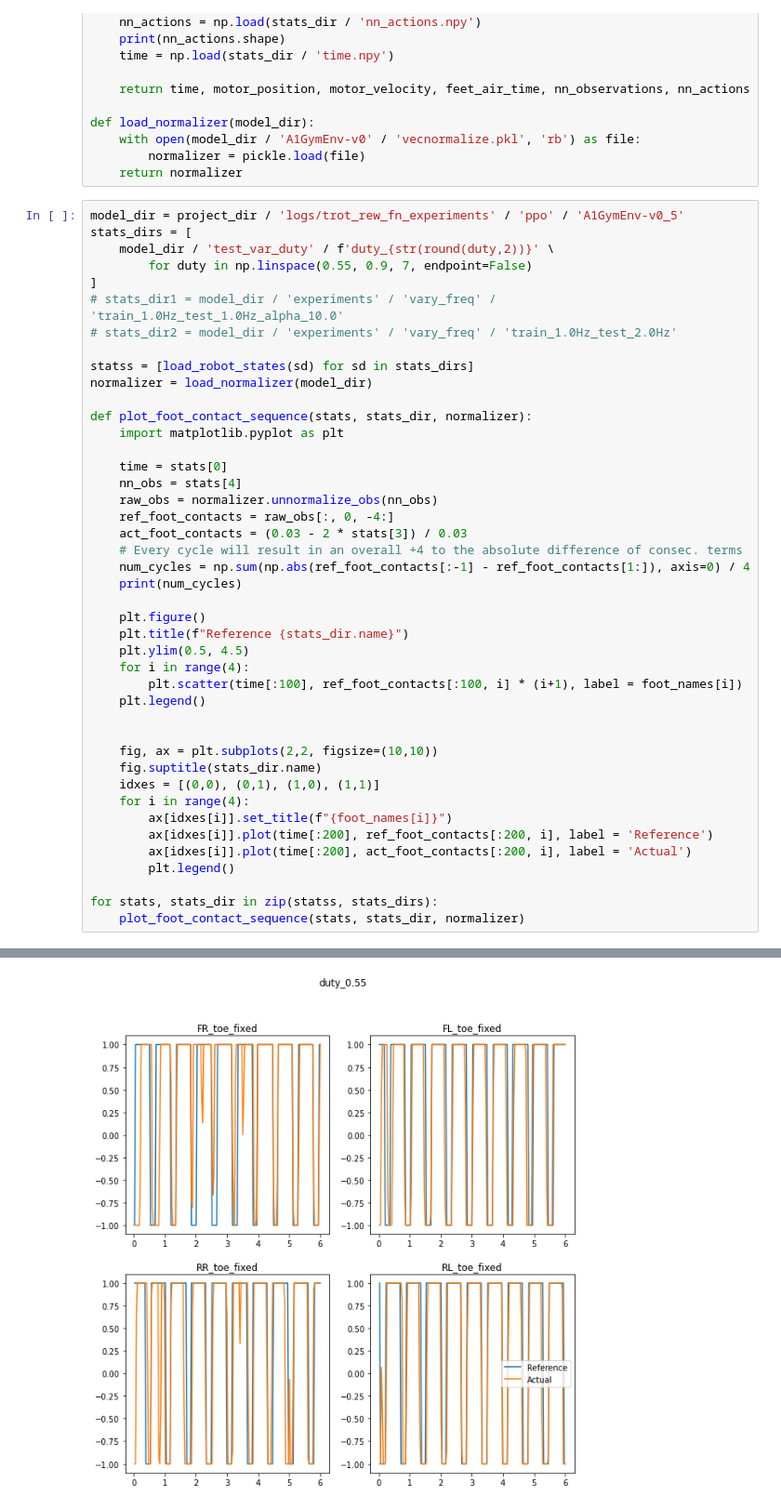
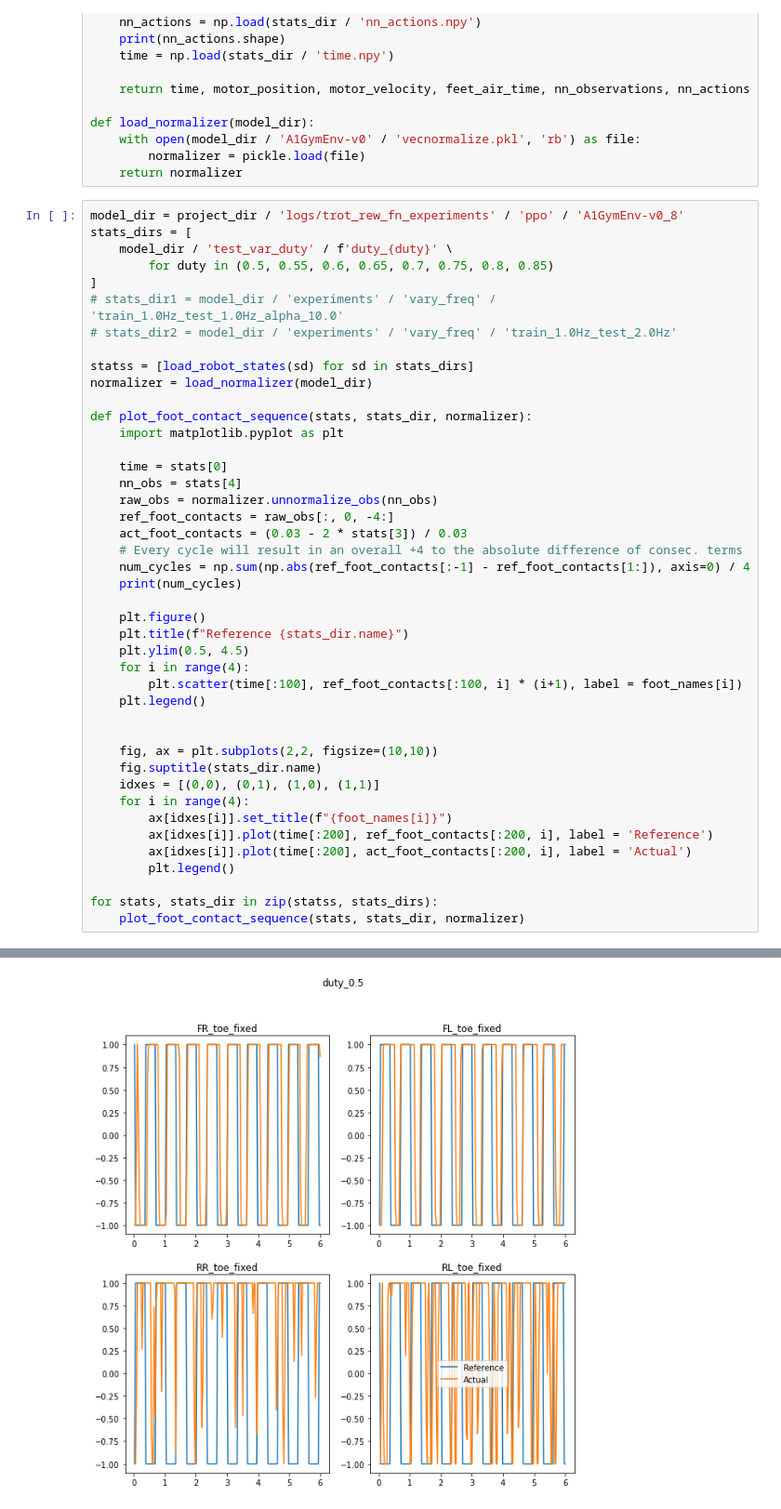
Before and after one commit to mcx-lab/rl-baselines3-zoo, a Jupyter notebook: notebooks/inspect_stats.ipynb, the cells around one changed output, grey strips where cells are left out. Shown at 93% size. Drawn from its saved outputs; the diff is of its cells as text.

```diff
--- a/notebooks/inspect_stats.ipynb
+++ b/notebooks/inspect_stats.ipynb
@@ -47,10 +46,10 @@ def load_normalizer(model_dir):
         normalizer = pickle.load(file)
     return normalizer
 # %%
-model_dir = project_dir / 'logs/trot_rew_fn_experiments' / 'ppo' / 'A1GymEnv-v0_5'
+model_dir = project_dir / 'logs/trot_rew_fn_experiments' / 'ppo' / 'A1GymEnv-v0_8'
 stats_dirs = [
-    model_dir / 'test_var_duty' / f'duty_{str(round(duty,2))}' \
-        for duty in np.linspace(0.55, 0.9, 7, endpoint=False)
+    model_dir / 'test_var_duty' / f'duty_{duty}' \
+        for duty in (0.5, 0.55, 0.6, 0.65, 0.7, 0.75, 0.8, 0.85)
 ]
 # stats_dir1 = model_dir / 'experiments' / 'vary_freq' / 'train_1.0Hz_test_1.0Hz_alpha_10.0'
 # stats_dir2 = model_dir / 'experiments' / 'vary_freq' / 'train_1.0Hz_test_2.0Hz'
@@ -137 +138 @@ WARNING:matplotlib.legend:No handles with labels found to put in legend.
-[figure, old version]
+[figure, new version]
```
Also changed, not shown: parts of 4 cells of this notebook, 2 other files.
